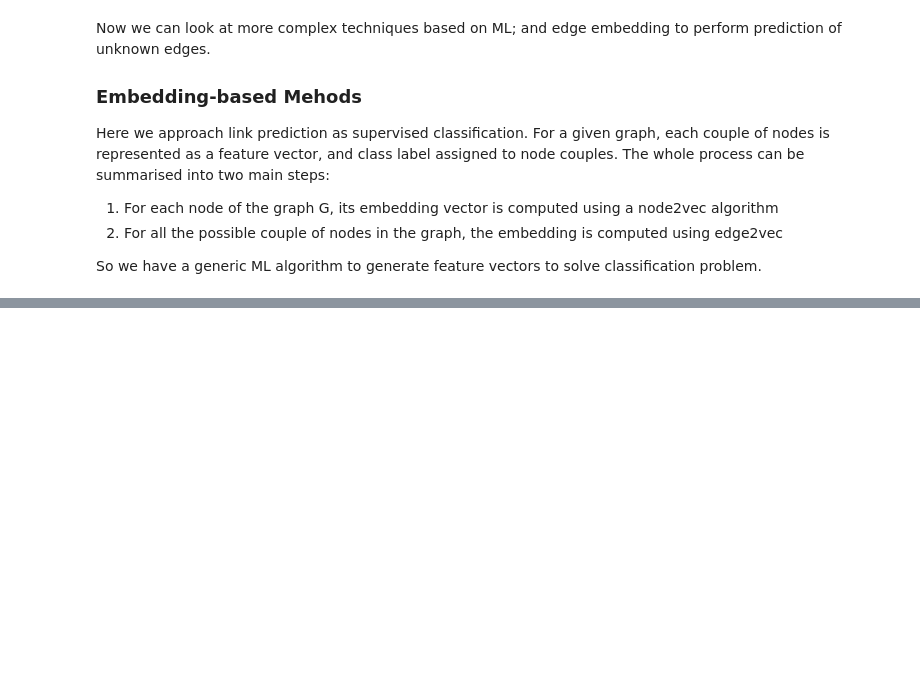
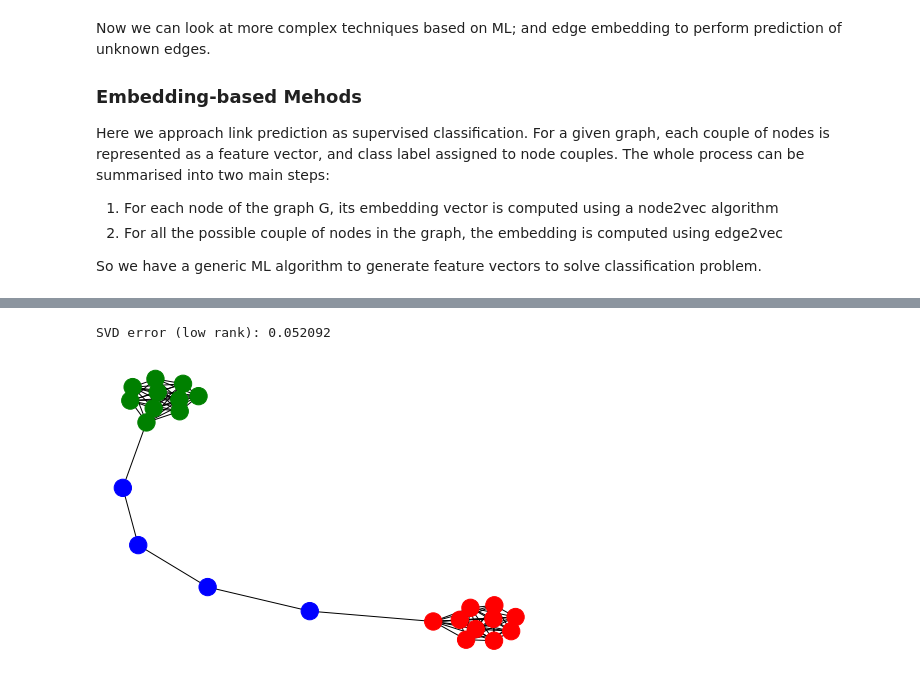
Before and after one commit to StevenVuong/Graph-Learning, a Jupyter notebook: GraphMLBook/5a_problems_ml_graphs.ipynb, the cells around one changed output, grey strips where cells are left out. Cells and saved outputs as stored; diff of their text form; code cells hidden in the pictures; blank space fills up the shorter version.

```diff
--- a/GraphMLBook/5a_problems_ml_graphs.ipynb
+++ b/GraphMLBook/5a_problems_ml_graphs.ipynb
@@ -143,0 +138,23 @@ print('F1-Score:', metrics.f1_score(labels_test, y_pred))
+# %%
+import networkx as nx
+G = nx.barbell_graph(m1=10, m2=4)
+# %%
+from gem.embedding.hope import HOPE
+gf = HOPE(d=4, beta=0.01) # get dense representation
+gf.learn_embedding(G)
+embeddings = gf.get_embedding()
+# %% [output]
+SVD error (low rank): 0.052092
+# %%
+from sklearn.mixture import GaussianMixture
+gm = GaussianMixture(n_components=3, random_state=0)
+labels = gm.fit_predict(embeddings)
+# %%
+import matplotlib.pyplot as plt
+%matplotlib inline
+
+colors = ["blue", "green", "red"]
+nx.draw_spring(G, node_color=[colors[label] for label in labels]);
+# we see correct grouping into three different communities; reflecting internal graph structure
+# %% [output]
+[figure, added]
```
Also changed, not shown: parts of 14 cells of this notebook.
